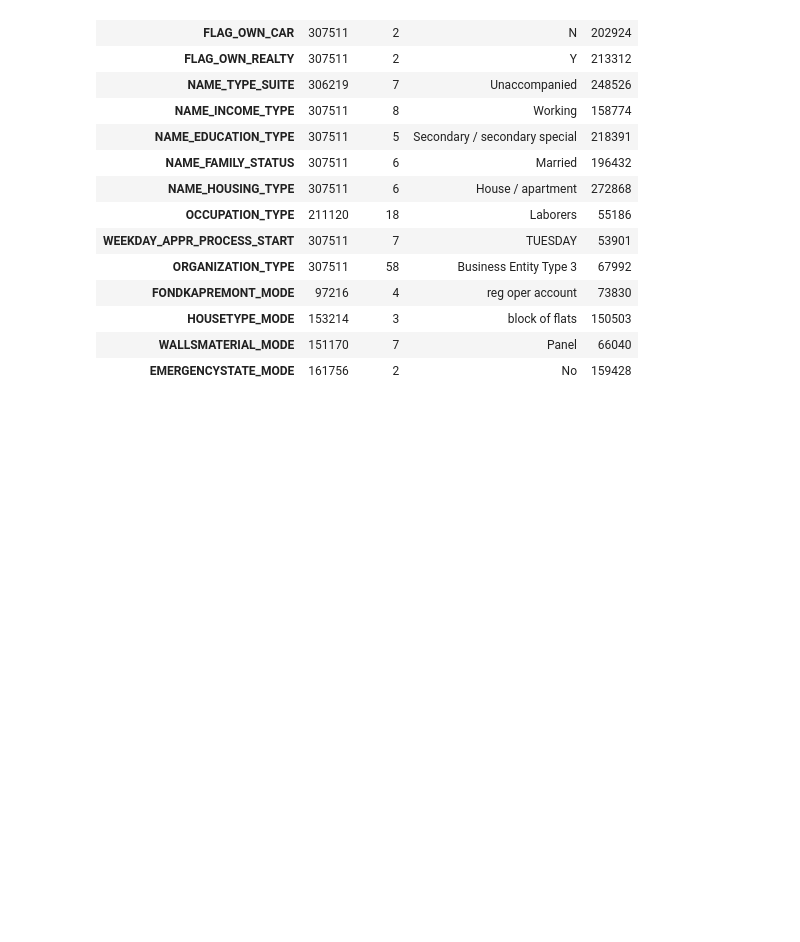
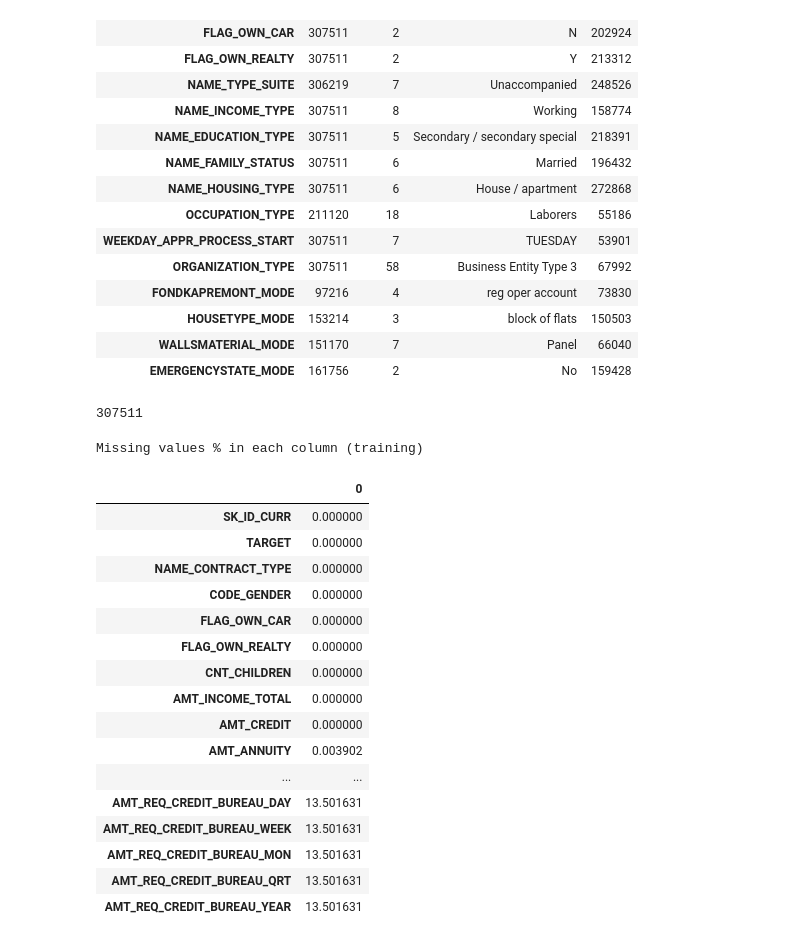
Before and after one commit to huanrafa/ProjectPracticing, a Jupyter notebook: 2023_11(2) Home Credit Default Risk/HomeCredit.ipynb, the cells around one changed output. Saved outputs shown, nothing was run; the diff lists cells and outputs as text; code cells hidden in the pictures; blank space fills up the shorter version.

```diff
--- a/2023_11(2) Home Credit Default Risk/HomeCredit.ipynb
+++ b/2023_11(2) Home Credit Default Risk/HomeCredit.ipynb
@@ -423,3 +426,30 @@ Categorical statistic summary (training)
 | HOUSETYPE_MODE | 153214 | 3 | block of flats | 150503 |
 | WALLSMATERIAL_MODE | 151170 | 7 | Panel | 66040 |
 | EMERGENCYSTATE_MODE | 161756 | 2 | No | 159428 |
+# %%
+training.shape[0]
+# %% [output]
+307511
+# %%
+null_count_trn = training.isnull().sum().to_frame() / training.shape[0] * 100
+scroll_null_count = create_scrollable_table(null_count_trn, 'num_count', 'Missing values % in each column (training)')
+display(HTML(scroll_null_count))
+# %% [output]
+Missing values % in each column (training)
+|  | 0 |
+| SK_ID_CURR | 0.000000 |
+| TARGET | 0.000000 |
+| NAME_CONTRACT_TYPE | 0.000000 |
+| CODE_GENDER | 0.000000 |
+| FLAG_OWN_CAR | 0.000000 |
+| FLAG_OWN_REALTY | 0.000000 |
+| CNT_CHILDREN | 0.000000 |
+| AMT_INCOME_TOTAL | 0.000000 |
+| AMT_CREDIT | 0.000000 |
+| AMT_ANNUITY | 0.003902 |
+| ... | ... |
+| AMT_REQ_CREDIT_BUREAU_DAY | 13.501631 |
+| AMT_REQ_CREDIT_BUREAU_WEEK | 13.501631 |
+| AMT_REQ_CREDIT_BUREAU_MON | 13.501631 |
+| AMT_REQ_CREDIT_BUREAU_QRT | 13.501631 |
+| AMT_REQ_CREDIT_BUREAU_YEAR | 13.501631 |
```
Also changed, not shown: parts of 15 cells of this notebook.
